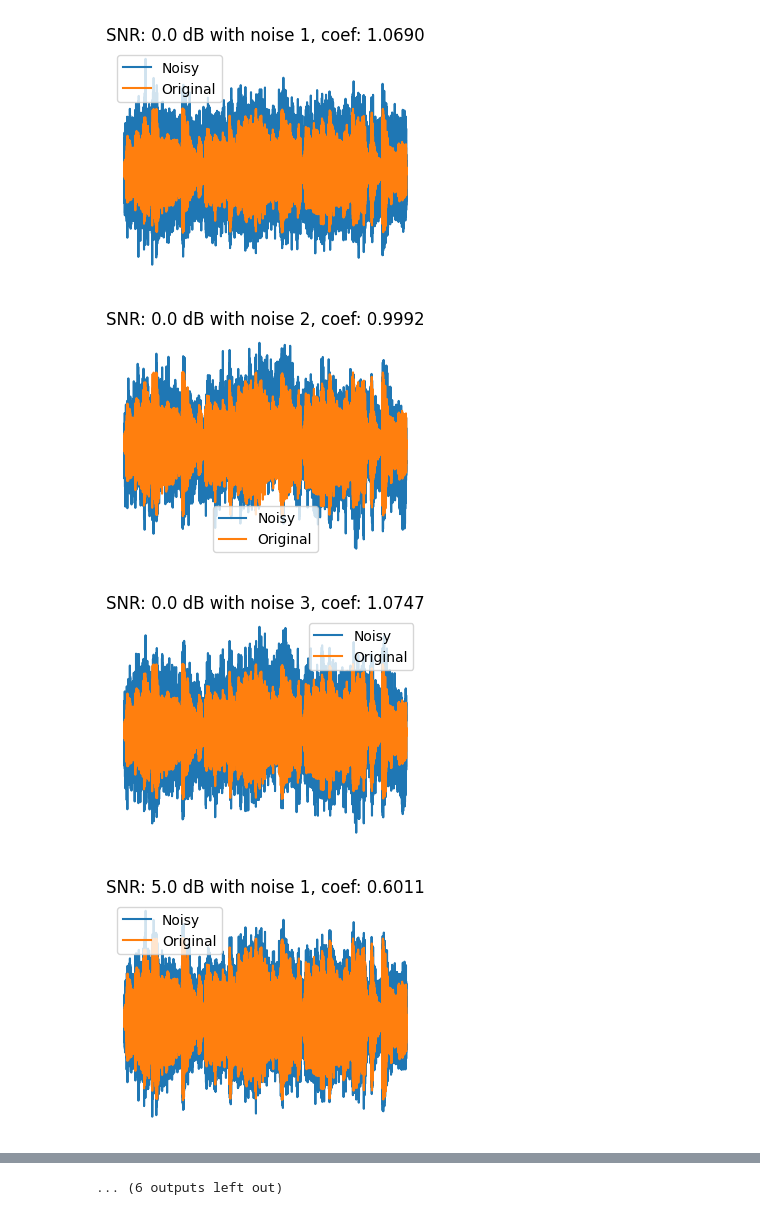
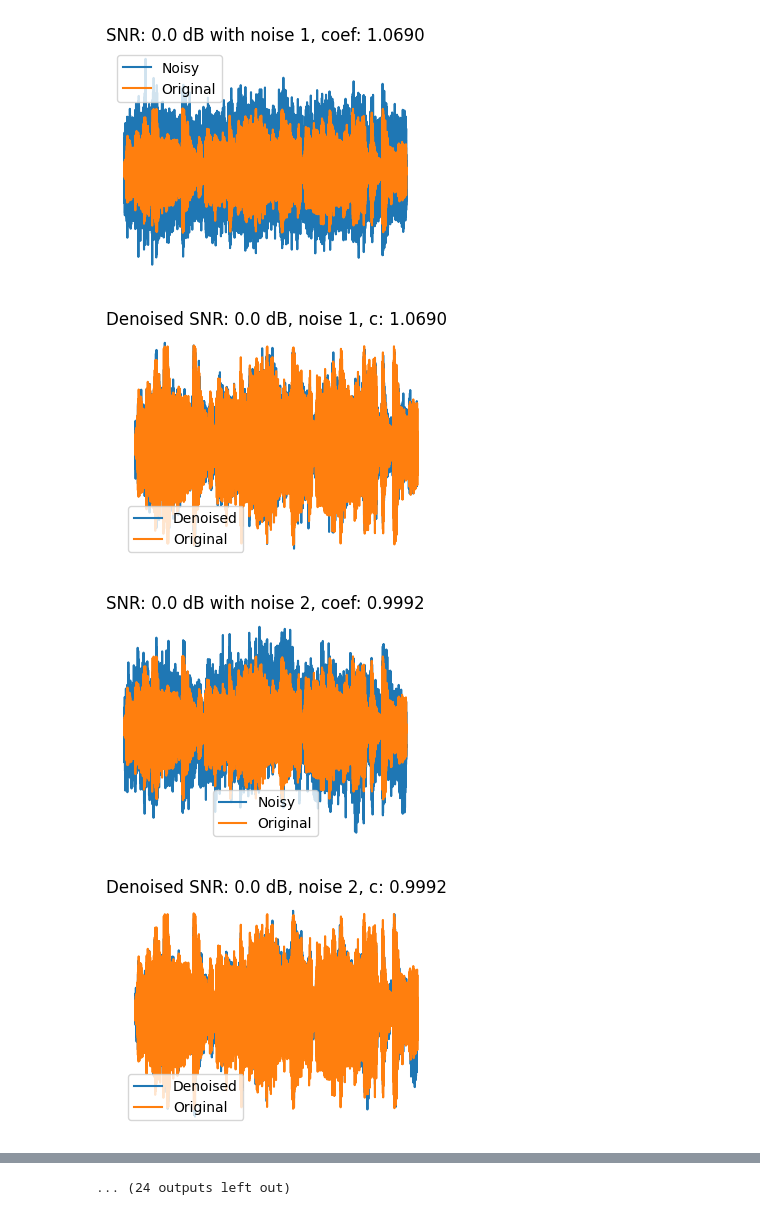
Before and after one commit to gpspelle/signal-processing, a Jupyter notebook: lab4/Add noise with a given SNR.ipynb, the cells around one changed output, grey strips where cells are left out. Saved outputs shown, nothing was run; the diff lists cells and outputs as text; code cells hidden in the pictures.

Commit message:
scatter plot and finished denoise

```diff
--- a/lab4/Add noise with a given SNR.ipynb
+++ b/lab4/Add noise with a given SNR.ipynb
@@ -15,3 +37,12 @@ def show_plot_snr(title, noisy, original):
+# %%
+def distance(m1, m2):
+    ans = 0.0
+    smallest = min(len(m1), len(m2))
+    m1 = m1[:smallest]
+    m2 = m2[:smallest]
+    for i, j in zip(m1, m2):
+        ans += (i - j) * (i - j)
+    return ans
 # %%
 def get_snr_db(music, noise):
     music_power = np.var(music)
@@ -34,21 +65,47 @@ noise_1_sigma = np.sqrt(np.var(noise1))
 noise_2_sigma = np.sqrt(np.var(noise2))
 noise_3_sigma = np.sqrt(np.var(noise3))
 noise_sigma = [[noise1, noise_1_sigma, fs1], [noise2, noise_2_sigma, fs2], [noise3, noise_3_sigma, fs2]]
+# %%
+denoised_distance = [[], [], []]
+noisy_distance = [[], [], []]
 # %%
 for db in db_vals:
     count = 0
     for noise in noise_sigma:
         count += 1
         needed_noise = get_sigma_from_snr_db(db, music)
         coef = needed_noise / noise[1] # noise[1]: sqrt of the variance of noise.wav data
-        noisy_music = music + coef * noise[0] # noise[0]: noise .wav data
+        coef_noise = coef * noise[0] # noise[0]: noise .wav data
+        noisy_music = music + coef_noise
 
         coef = "{:.4f}".format(coef)
 
+        noisy_distance[count-1].append(distance(noisy_music, music))
+
         wavfile.write("SNR_" + str(db) + "_dB_noise_" + str(count) + "_coef_" + coef + ".wav", noise[2], noisy_music)
         show_plot_snr("SNR: " + str(db) + " dB with noise " + str(count) + ", coef: " + coef, noisy_music, music)
+
+        s = librosa.stft(noisy_music)    # Short-time Fourier transform
+        ss = np.abs(s)         # get magnitude
+        angle = np.angle(s)    # get phase
+        b = np.exp(1.0j* angle) # use this phase information when Inverse Transform
+
+        ns = librosa.stft(coef_noise)
+        nss = np.abs(ns)
+        mns = np.mean(nss, axis=1) # get mean
+
+
+        # subtract noise spectral mean from input spectral, and istft (Inverse Short-Time Fourier Transform)
+        sa = ss - mns.reshape((mns.shape[0],1))  # reshape for broadcast to subtract
+        sa0 = sa * b  # apply phase information
+        y = librosa.istft(sa0) # back to time domain signal
+
+        denoised_distance[count-1].append(distance(y, music))
+
+        wavfile.write("denoised_SNR_" + str(db) + "_dB_noise_" + str(count) + "_coef_" + coef + ".wav", noise[2], y)
+        show_plot_denoised("Denoised SNR: " + str(db) + " dB, noise " + str(count) + ", c: " + coef, y, music)
 # %% [output]
 [figure]
-[figure, old version]
+[figure, new version]
-[figure, old version]
+[figure, new version]
-[figure, old version]
+[figure, new version]
@@ -63 +120 @@ for db in db_vals:
-... (6 outputs left out)
+... (24 outputs left out)
```
Also changed, not shown: parts of 7 cells of this notebook, 40 other files.
